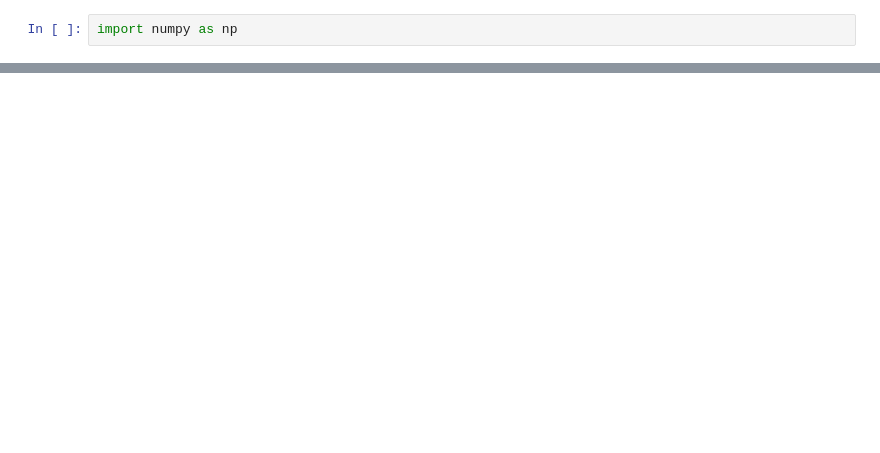
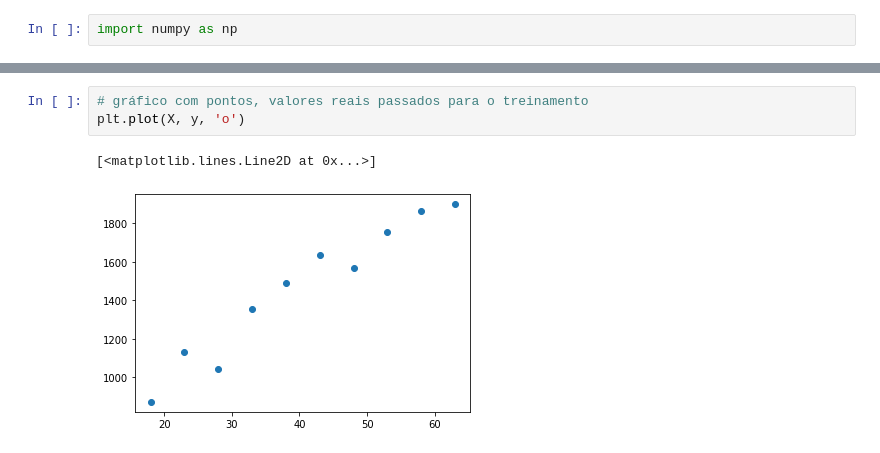
Before and after one commit to gabrielnavas/learning_python, a Jupyter notebook: TensorFlow:__MachineLearning_e_Deep_Learning/regressão linear/regressao_linear_sklearn.ipynb, the cells around one changed output, grey strips where cells are left out. Saved outputs shown, nothing was run; the diff lists cells and outputs as text; blank space fills up the shorter version.

```diff
--- a/TensorFlow:__MachineLearning_e_Deep_Learning/regressão linear/regressao_linear_sklearn.ipynb
+++ b/TensorFlow:__MachineLearning_e_Deep_Learning/regressão linear/regressao_linear_sklearn.ipynb
@@ -34,0 +157,6 @@ ModuleNotFoundError: No module named 'matplotlib'
+# %%
+# gráfico com pontos, valores reais passados para o treinamento
+plt.plot(X, y, 'o')
+# %% [output]
+[<matplotlib.lines.Line2D at 0x...>]
+[figure, added]
```
Also changed, not shown: parts of 23 cells of this notebook, 5 other files.
